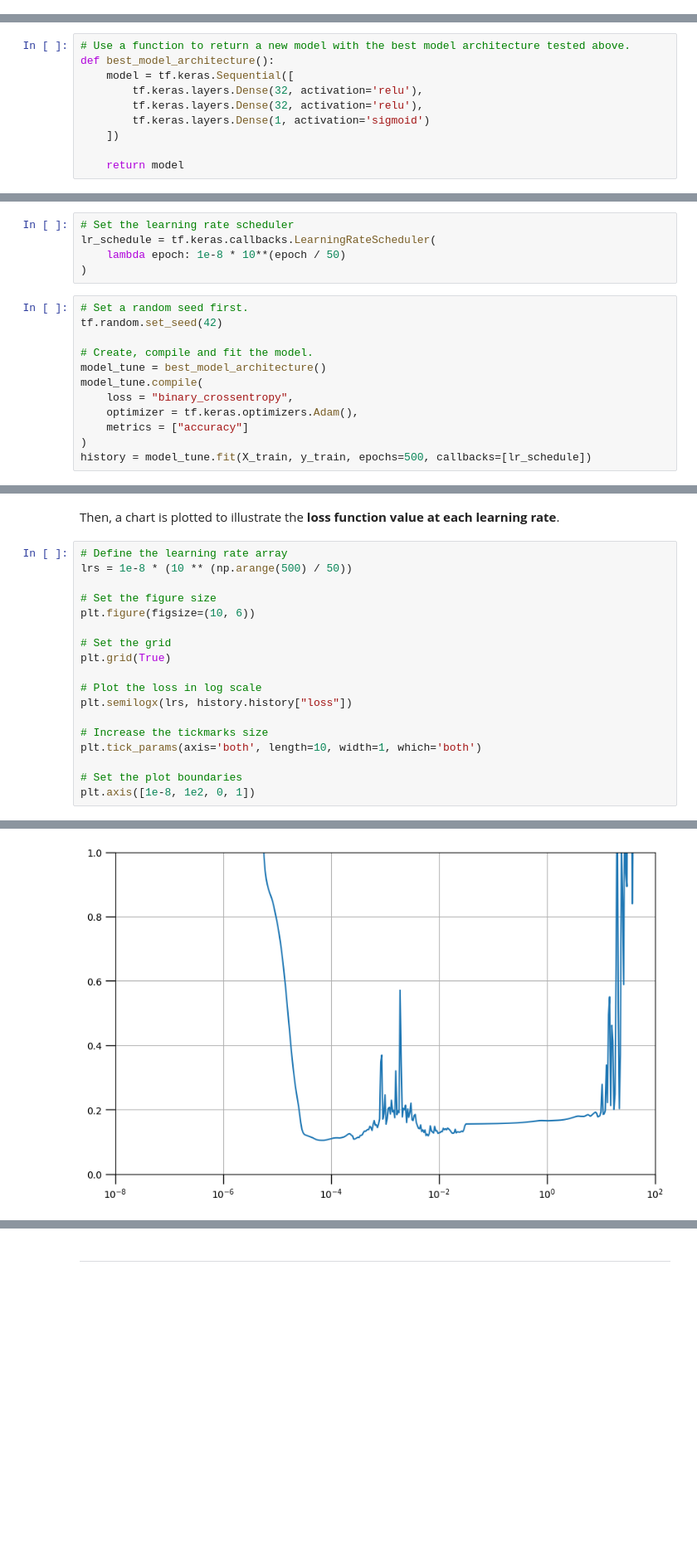
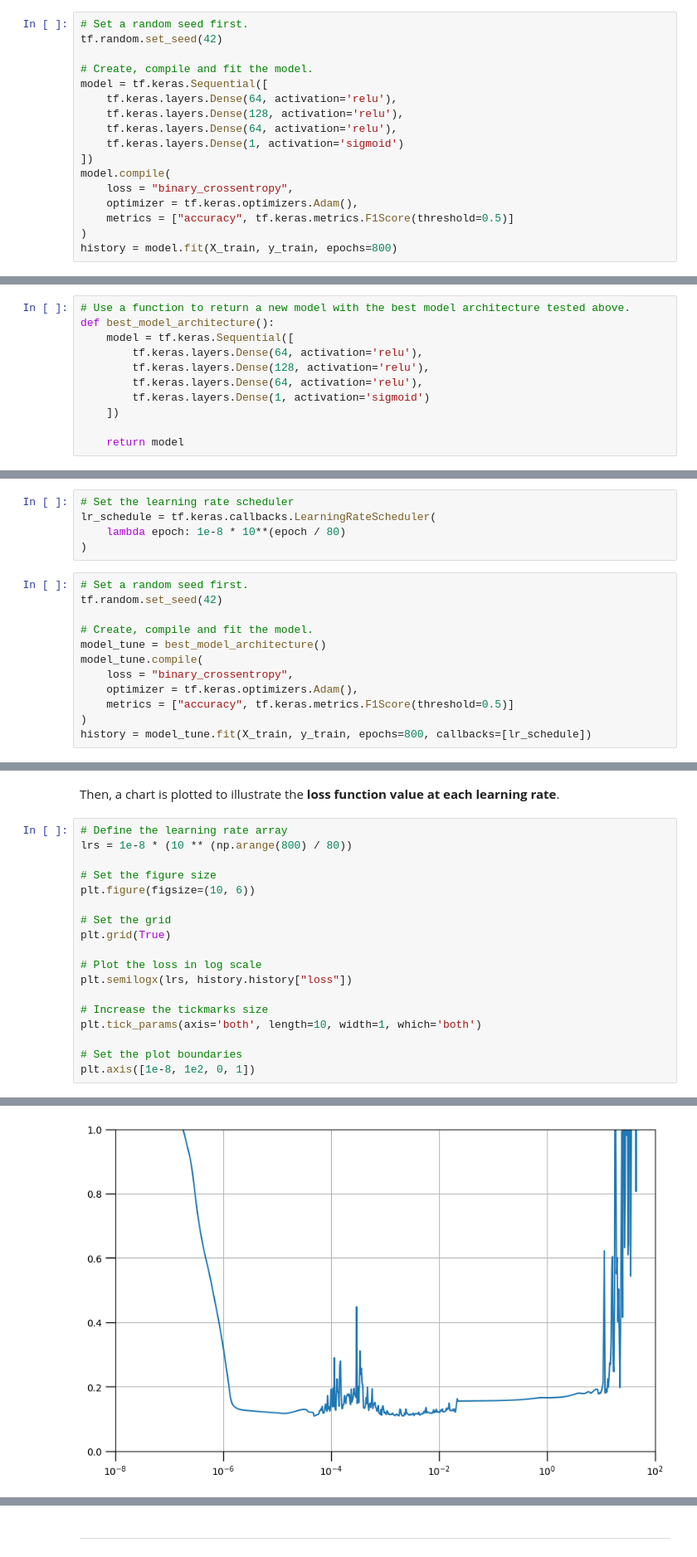
Before and after one commit to ChengWeiKuang/DataAnalytics, a Jupyter notebook: Machine Predictive Maintenance Classification/03_deep_learning.ipynb, the cells around one changed output, grey strips where cells are left out. Shown at 83% size. Cells and saved outputs as stored; diff of their text form; blank space fills up the shorter version.

Commit message:
Added F1 score for all models, and modified documentations.

```diff
--- a/Machine Predictive Maintenance Classification/03_deep_learning.ipynb
+++ b/Machine Predictive Maintenance Classification/03_deep_learning.ipynb
@@ -372,0 +324,17 @@ Accuracy: 0.9810000061988831
+# %%
+# Set a random seed first.
+tf.random.set_seed(42)
+
+# Create, compile and fit the model.
+model = tf.keras.Sequential([
+    tf.keras.layers.Dense(64, activation='relu'),
+    tf.keras.layers.Dense(128, activation='relu'),
+    tf.keras.layers.Dense(64, activation='relu'),
+    tf.keras.layers.Dense(1, activation='sigmoid')
+])
+model.compile(
+    loss = "binary_crossentropy",
+    optimizer = tf.keras.optimizers.Adam(),
+    metrics = ["accuracy", tf.keras.metrics.F1Score(threshold=0.5)]
+)
+history = model.fit(X_train, y_train, epochs=800)
@@ -374,8 +397,9 @@ Accuracy: 0.9810000061988831
 # Use a function to return a new model with the best model architecture tested above.
 def best_model_architecture():
     model = tf.keras.Sequential([
-        tf.keras.layers.Dense(32, activation='relu'),
-        tf.keras.layers.Dense(32, activation='relu'),
+        tf.keras.layers.Dense(64, activation='relu'),
+        tf.keras.layers.Dense(128, activation='relu'),
+        tf.keras.layers.Dense(64, activation='relu'),
         tf.keras.layers.Dense(1, activation='sigmoid')
     ])
 
@@ -394,7 +416,7 @@ Here, the **LearningRateScheduler** will be used to **identify an optimal learni
 # %%
 # Set the learning rate scheduler
 lr_schedule = tf.keras.callbacks.LearningRateScheduler(
-    lambda epoch: 1e-8 * 10**(epoch / 50)
+    lambda epoch: 1e-8 * 10**(epoch / 80)
 )
 # %%
 # Set a random seed first.
@@ -405,7 +427,7 @@ model_tune = best_model_architecture()
 model_tune.compile(
     loss = "binary_crossentropy",
     optimizer = tf.keras.optimizers.Adam(),
-    metrics = ["accuracy"]
+    metrics = ["accuracy", tf.keras.metrics.F1Score(threshold=0.5)]
 )
-history = model_tune.fit(X_train, y_train, epochs=500, callbacks=[lr_schedule])
+history = model_tune.fit(X_train, y_train, epochs=800, callbacks=[lr_schedule])
 # %% [output]
@@ -430,24 +452,24 @@ Epoch 500/500
 Then, a chart is plotted to illustrate the **loss function value at each learning rate**.
 # %%
 # Define the learning rate array
-lrs = 1e-8 * (10 ** (np.arange(500) / 50))
+lrs = 1e-8 * (10 ** (np.arange(800) / 80))
 
 # Set the figure size
 plt.figure(figsize=(10, 6))
 
 # Set the grid
 plt.grid(True)
 
 # Plot the loss in log scale
 plt.semilogx(lrs, history.history["loss"])
 
 # Increase the tickmarks size
 plt.tick_params(axis='both', length=10, width=1, which='both')
 
 # Set the plot boundaries
 plt.axis([1e-8, 1e2, 0, 1])
 # %% [output]
 (1e-08, 100.0, 0.0, 1.0)
-[figure, old version]
+[figure, new version]
 # %% [markdown]
 The optimal learning rate is identified by locating the **lowest smoother values** in the curve, and at the same time having a **downward slope**. Doing this may help the model **training converge to that loss value quicker**.
```
Also changed, not shown: parts of 39 cells of this notebook, 7 other files.
